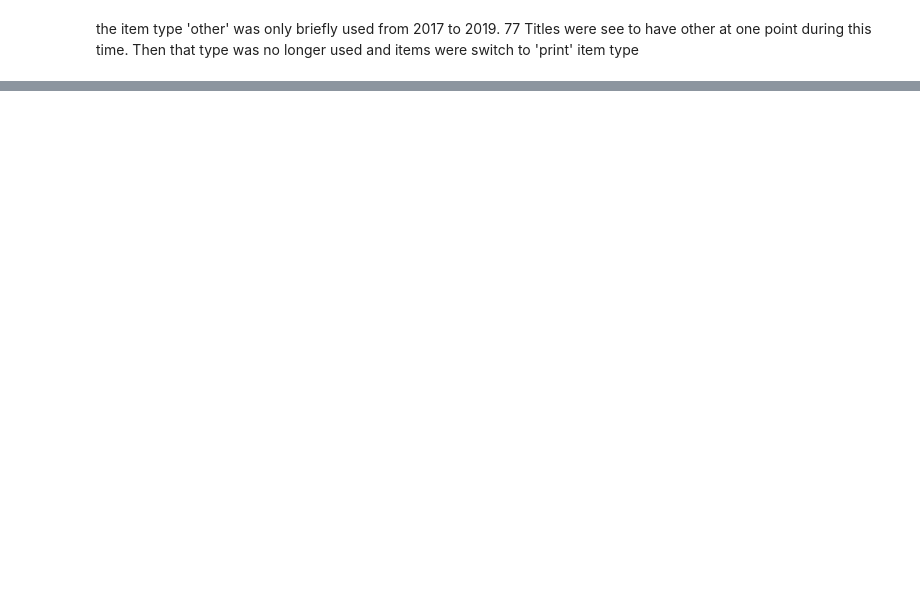
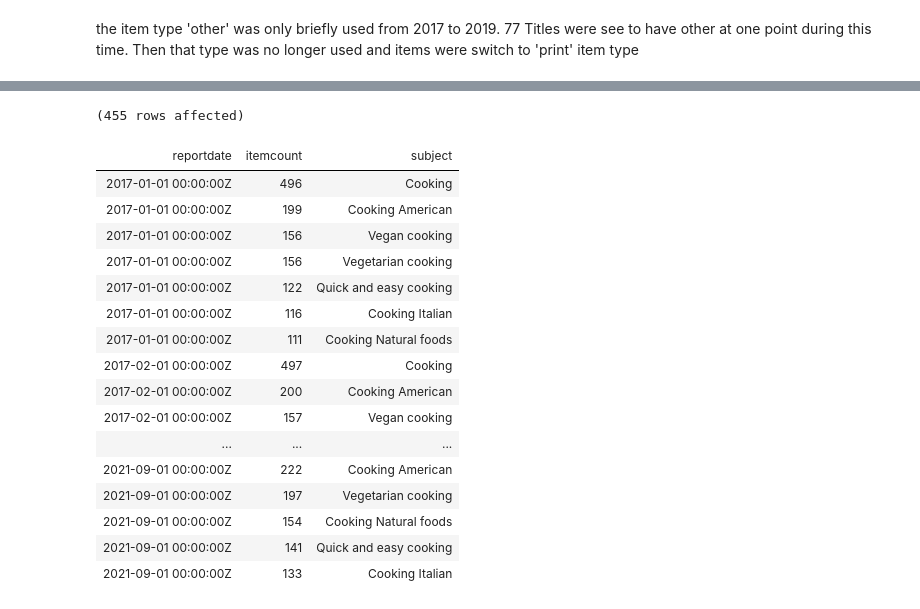
Before and after one commit to czf/SPLOpenData, a Jupyter notebook: Analysis/composition.ipynb, the cells around one changed output, grey strips where cells are left out. Drawn from its saved outputs; the diff is of its cells as text; code cells hidden in the pictures; blank space fills up the shorter version.

```diff
--- a/Analysis/composition.ipynb
+++ b/Analysis/composition.ipynb
@@ -402,0 +556,55 @@ g
+# %%
+#!sql-splSnapshots --name cookingCount
+
+
+; WITH cookingsubject_cte
+     AS (SELECT DISTINCT bibnum
+         FROM   elementsubject
+         WHERE  subjectid IN (SELECT subjectid
+                              FROM   subject
+                              WHERE  subject LIKE '%cooking%')),
+     cookingnonfiction_cte
+     AS (SELECT DISTINCT ei.bibnum
+         FROM   elementinventory ei
+                INNER JOIN cookingsubject_cte cs
+                        ON cs.bibnum = ei.bibnum
+                INNER JOIN itemcollection ic
+                        ON ic.code = ei.itemcollectioncode
+         WHERE  ic.categorygroup = 'nonfiction'),
+     cookingsubjectcount_cte
+     AS (SELECT reportdate,
+                subjectid,
+                Count(es.bibnum) ItemCount
+         FROM   elementsubject es
+                INNER JOIN cookingnonfiction_cte cn
+                        ON cn.bibnum = es.bibnum
+         GROUP  BY reportdate,
+                   subjectid)
+SELECT reportdate,
+       itemcount,
+       subject
+FROM   cookingsubjectcount_cte csc
+       INNER JOIN subject s
+               ON csc.subjectid = s.subjectid
+WHERE  itemcount > 100
+ORDER  BY reportdate,
+          itemcount DESC
+# %% [output]
+(455 rows affected)
+| reportdate | itemcount | subject |
+| 2017-01-01 00:00:00Z | 496 | Cooking |
+| 2017-01-01 00:00:00Z | 199 | Cooking American |
+| 2017-01-01 00:00:00Z | 156 | Vegan cooking |
+| 2017-01-01 00:00:00Z | 156 | Vegetarian cooking |
+| 2017-01-01 00:00:00Z | 122 | Quick and easy cooking |
+| 2017-01-01 00:00:00Z | 116 | Cooking Italian |
+| 2017-01-01 00:00:00Z | 111 | Cooking Natural foods |
+| 2017-02-01 00:00:00Z | 497 | Cooking |
+| 2017-02-01 00:00:00Z | 200 | Cooking American |
+| 2017-02-01 00:00:00Z | 157 | Vegan cooking |
+| ... | ... | ... |
+| 2021-09-01 00:00:00Z | 222 | Cooking American |
+| 2021-09-01 00:00:00Z | 197 | Vegetarian cooking |
+| 2021-09-01 00:00:00Z | 154 | Cooking Natural foods |
+| 2021-09-01 00:00:00Z | 141 | Quick and easy cooking |
+| 2021-09-01 00:00:00Z | 133 | Cooking Italian |
```
Also changed, not shown: parts of 11 cells of this notebook, 1 other file.
